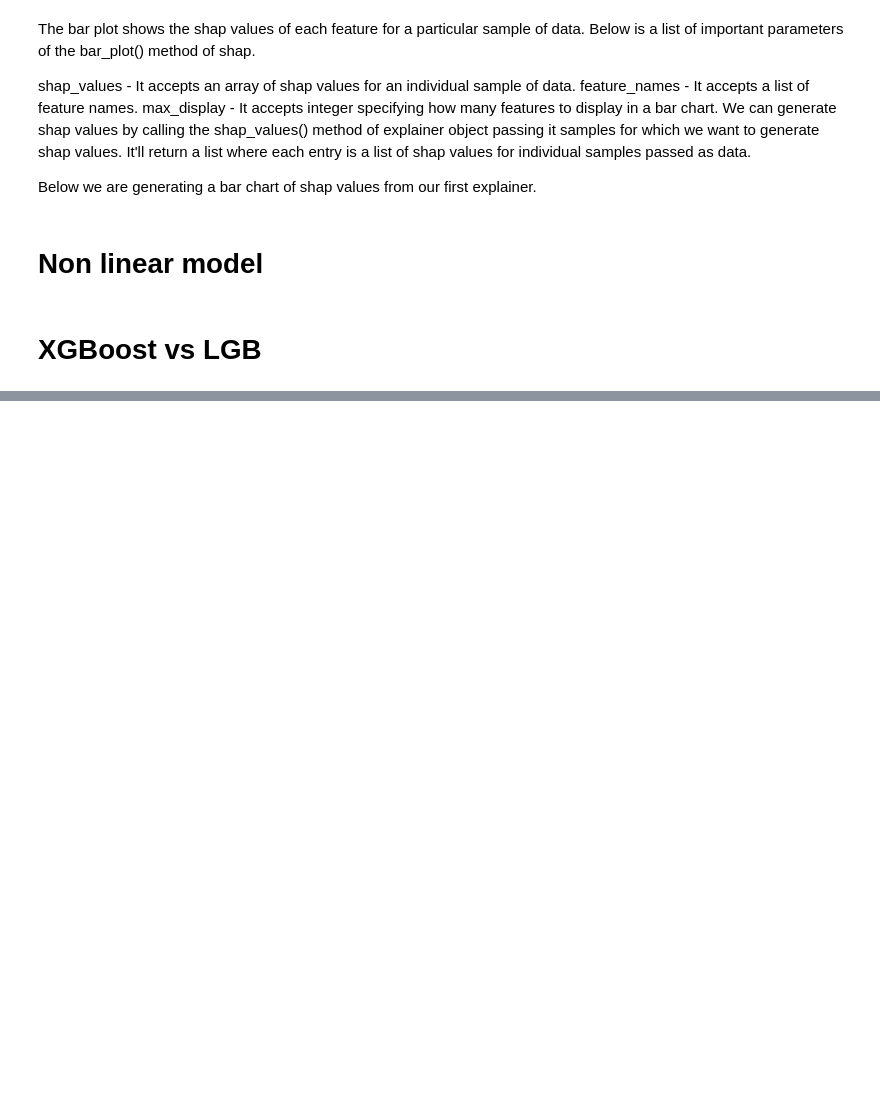
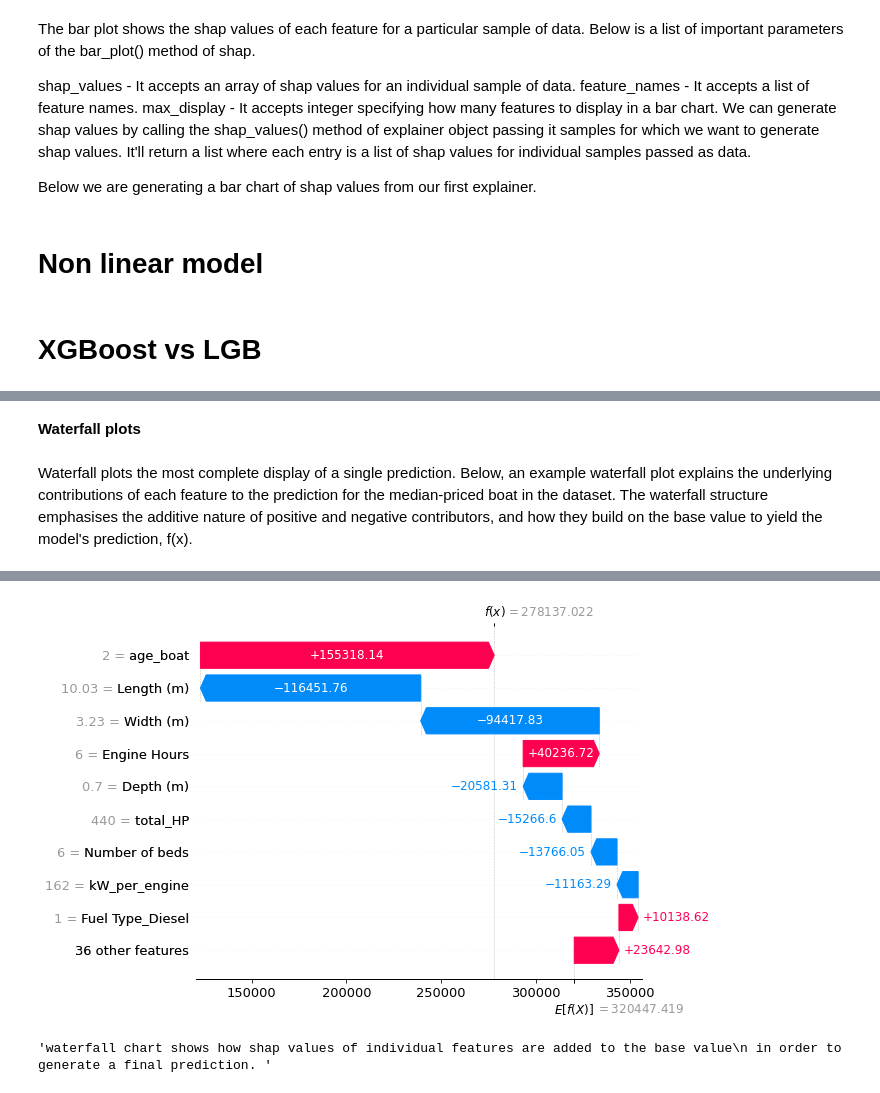
Before and after one commit to lovedatascience1/AcademyPublic, a Jupyter notebook: Boats.ipynb, the cells around one changed output, grey strips where cells are left out. Saved outputs shown, nothing was run; the diff lists cells and outputs as text; code cells hidden in the pictures; blank space fills up the shorter version.

```diff
--- a/Boats.ipynb
+++ b/Boats.ipynb
@@ -2798,0 +2872,15 @@ pred = model_lgb.predict(X_test.values)
+# %%
+sample_idx= 0
+
+explainer = shap.TreeExplainer(model_lgb)
+shap_values = explainer.shap_values(X_train)
+
+print("Real Value : ", Y_train[0])
+print("Base value : ", np.mean(Y_train))
+
+print("Expected value : ", explainer.expected_value)
+print("SUM of SHAP value : ", shap_values[sample_idx].sum())
+print("Shap Values for Sample %d : "%sample_idx, shap_values[sample_idx])
+print("\n")
+print("Prediction From Model : ", model_lgb.predict(X_train.values)[sample_idx])
+print("Prediction From Adding SHAP Values to Base Value : ", explainer.expected_value + shap_values[sample_idx].sum())
@@ -2798,0 +2908,20 @@ pred = model_lgb.predict(X_test.values)
+# %% [markdown]
+**Waterfall plots**
+# %% [markdown]
+Waterfall plots the most complete display of a single prediction.
+Below, an example waterfall plot explains the underlying contributions of each feature to the
+prediction for the median-priced boat in the dataset. The waterfall structure
+emphasises the additive nature of positive and negative contributors, and how they
+build on the base value to yield the model's prediction, f(x).
+# %%
+shap.initjs()
+
+shap_values = explainer(X_train)
+
+shap.plots.waterfall(shap_values[0],
+                     max_display=10,
+                     show=True)
+#plt.show()
+'''waterfall chart shows how shap values of individual features are added to the base value
+ in order to generate a final prediction. '''
+# %% [output]
@@ -2798,0 +2929,2 @@ pred = model_lgb.predict(X_test.values)
+[figure, added]
+'waterfall chart shows how shap values of individual features are added to the base value\n in order to generate a final prediction. '
```
Also changed, not shown: parts of 31 cells of this notebook.
